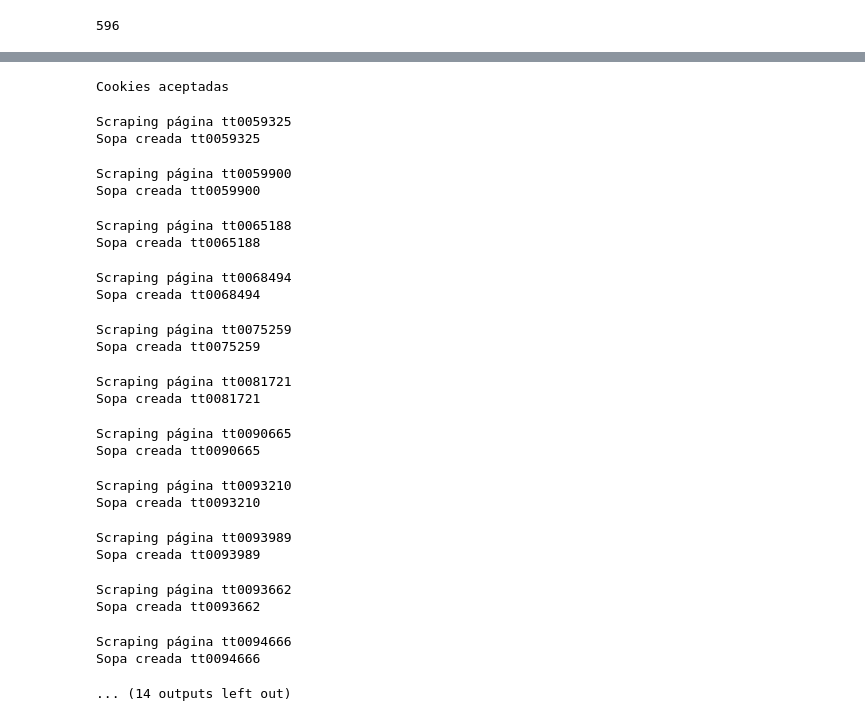
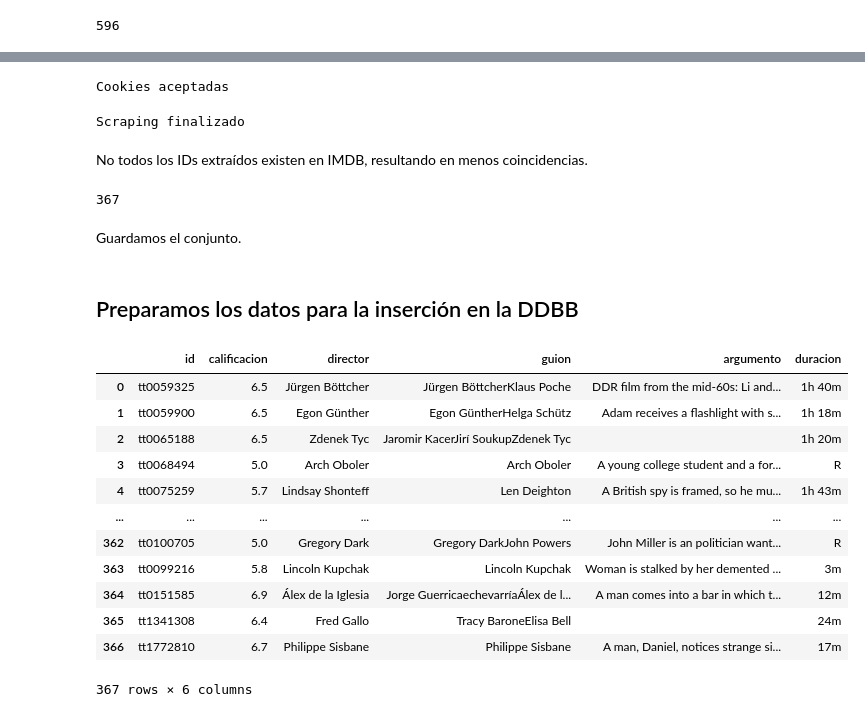
Before and after one commit to davfranco1/PruebaTecnicaETL-Recomendador, a Jupyter notebook: 1_ExtracciónTransformación.ipynb, the cells around one changed output, grey strips where cells are left out. Cells and saved outputs as stored; diff of their text form; code cells hidden in the pictures.

```diff
--- a/1_ExtracciónTransformación.ipynb
+++ b/1_ExtracciónTransformación.ipynb
@@ -155,27 +95,13 @@ def scrap_imdb(lista_ids):
 # %%
-sopas = scrap_imdb(lista_ids)
+sopas = sf.scrap_imdb(lista_ids)
 # %% [output]
 Cookies aceptadas
-Scraping página tt0059325
-Sopa creada tt0059325
+Scraping finalizado
-Scraping página tt0059900
-Sopa creada tt0059900
-Scraping página tt0065188
-Sopa creada tt0065188
-Scraping página tt0068494
-Sopa creada tt0068494
-Scraping página tt0075259
-Sopa creada tt0075259
-Scraping página tt0081721
-Sopa creada tt0081721
-Scraping página tt0090665
-Sopa creada tt0090665
-Scraping página tt0093210
-Sopa creada tt0093210
-Scraping página tt0093989
-Sopa creada tt0093989
-Scraping página tt0093662
-Sopa creada tt0093662
-Scraping página tt0094666
-Sopa creada tt0094666
-... (14 outputs left out)
+# %% [markdown]
+No todos los IDs extraídos existen en IMDB, resultando en menos coincidencias.
+# %%
+len(sopas)
+# %% [output]
+367
+# %% [markdown]
+Guardamos el conjunto.
@@ -181,0 +111,20 @@ Sopa creada tt0094666
+# %% [markdown]
+## Preparamos los datos para la inserción en la DDBB
+# %%
+df1 = pd.DataFrame(sopas)
+df1.columns = "id", "calificacion", "director", "guion", "argumento", "duracion"
+df1.head()
+# %% [output]
+|  | id | calificacion | director | guion | argumento | duracion |
+| 0 | tt0059325 | 6.5 | Jürgen Böttcher | Jürgen BöttcherKlaus Poche | DDR film from the mid-60s: Li and... | 1h 40m |
+| 1 | tt0059900 | 6.5 | Egon Günther | Egon GüntherHelga Schütz | Adam receives a flashlight with s... | 1h 18m |
+| 2 | tt0065188 | 6.5 | Zdenek Tyc | Jaromir KacerJirí SoukupZdenek Tyc |  | 1h 20m |
+| 3 | tt0068494 | 5.0 | Arch Oboler | Arch Oboler | A young college student and a for... | R |
+| 4 | tt0075259 | 5.7 | Lindsay Shonteff | Len Deighton | A British spy is framed, so he mu... | 1h 43m |
+| ... | ... | ... | ... | ... | ... | ... |
+| 362 | tt0100705 | 5.0 | Gregory Dark | Gregory DarkJohn Powers | John Miller is an politician want... | R |
+| 363 | tt0099216 | 5.8 | Lincoln Kupchak | Lincoln Kupchak | Woman is stalked by her demented ... | 3m |
+| 364 | tt0151585 | 6.9 | Álex de la Iglesia | Jorge GuerricaechevarríaÁlex de l... | A man comes into a bar in which t... | 12m |
+| 365 | tt1341308 | 6.4 | Fred Gallo | Tracy BaroneElisa Bell |  | 24m |
+| 366 | tt1772810 | 6.7 | Philippe Sisbane | Philippe Sisbane | A man, Daniel, notices strange si... | 17m |
+367 rows × 6 columns
```
Also changed, not shown: parts of 22 cells of this notebook, 12 other files.
